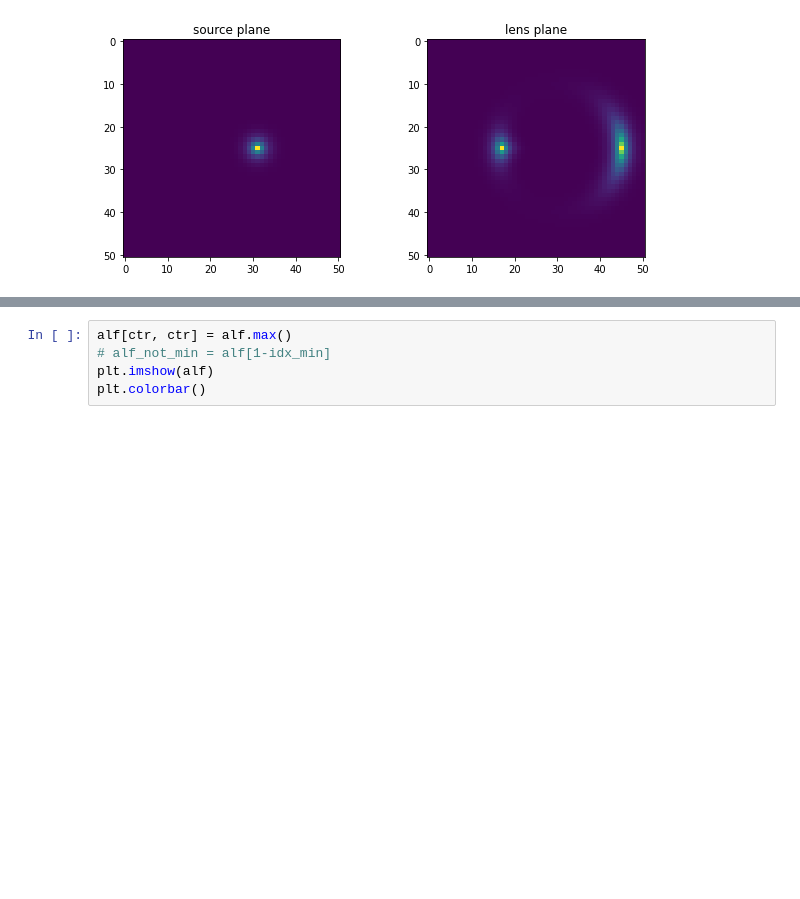
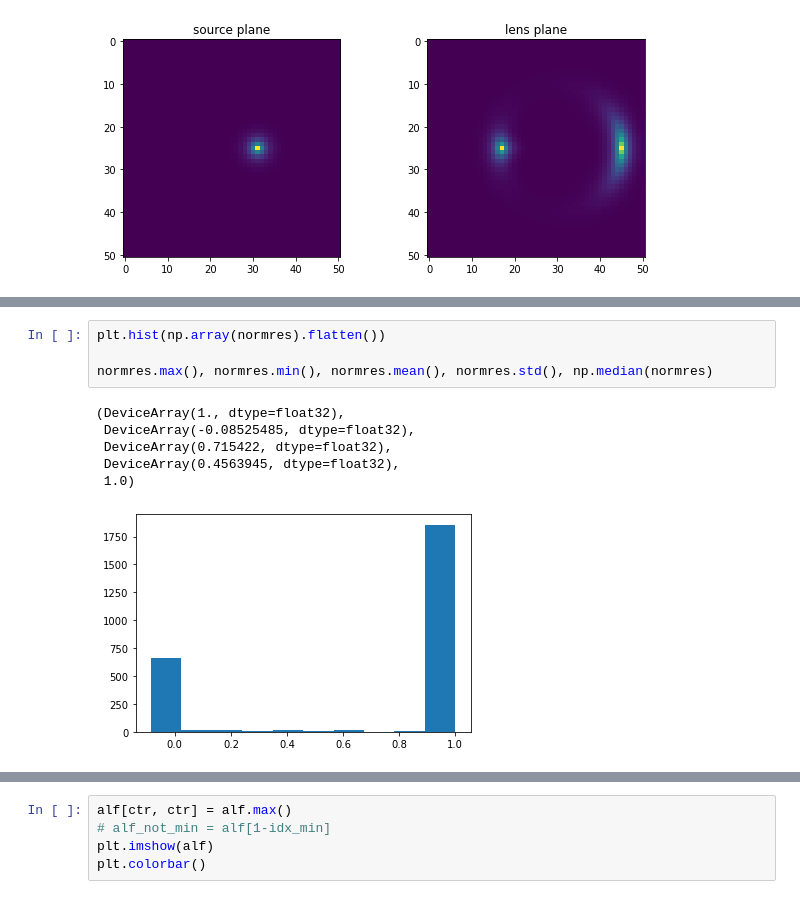
Before and after one commit to giga-lens/gigalens, a Jupyter notebook: jax-demo-dev-sim-only_SIS.ipynb, the cells around one changed output, grey strips where cells are left out. Drawn from its saved outputs; the diff is of its cells as text; blank space fills up the shorter version.

```diff
--- a/jax-demo-dev-sim-only_SIS.ipynb
+++ b/jax-demo-dev-sim-only_SIS.ipynb
@@ -623,0 +696,11 @@ dir(phys_model.lens_light[0])
+# %%
+plt.hist(np.array(normres).flatten())
+
+normres.max(), normres.min(), normres.mean(), normres.std(), np.median(normres)
+# %% [output]
+(DeviceArray(1., dtype=float32),
+ DeviceArray(-0.08525485, dtype=float32),
+ DeviceArray(0.715422, dtype=float32),
+ DeviceArray(0.4563945, dtype=float32),
+ 1.0)
+[figure, added]
```
Also changed, not shown: parts of 7 cells of this notebook.
